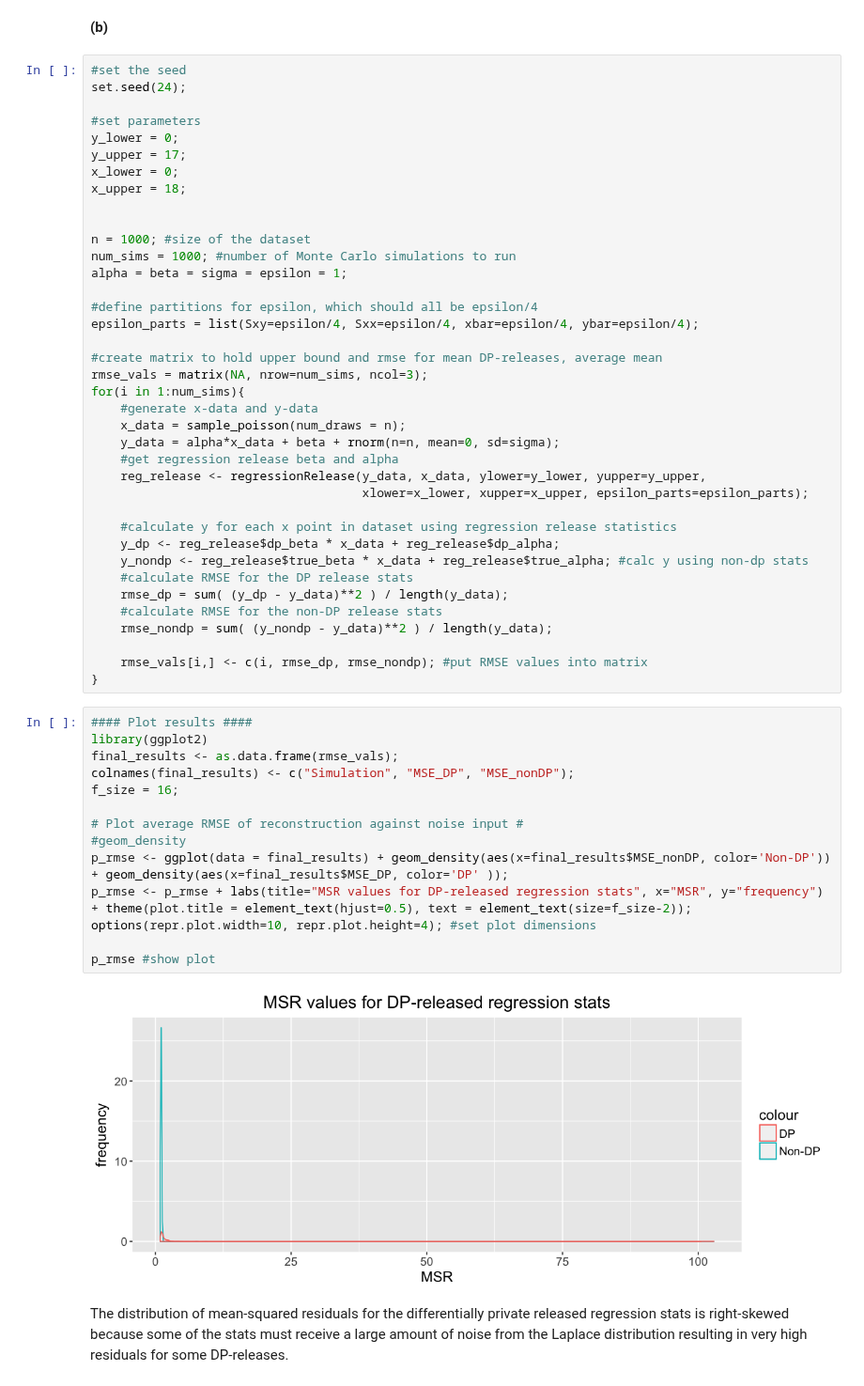
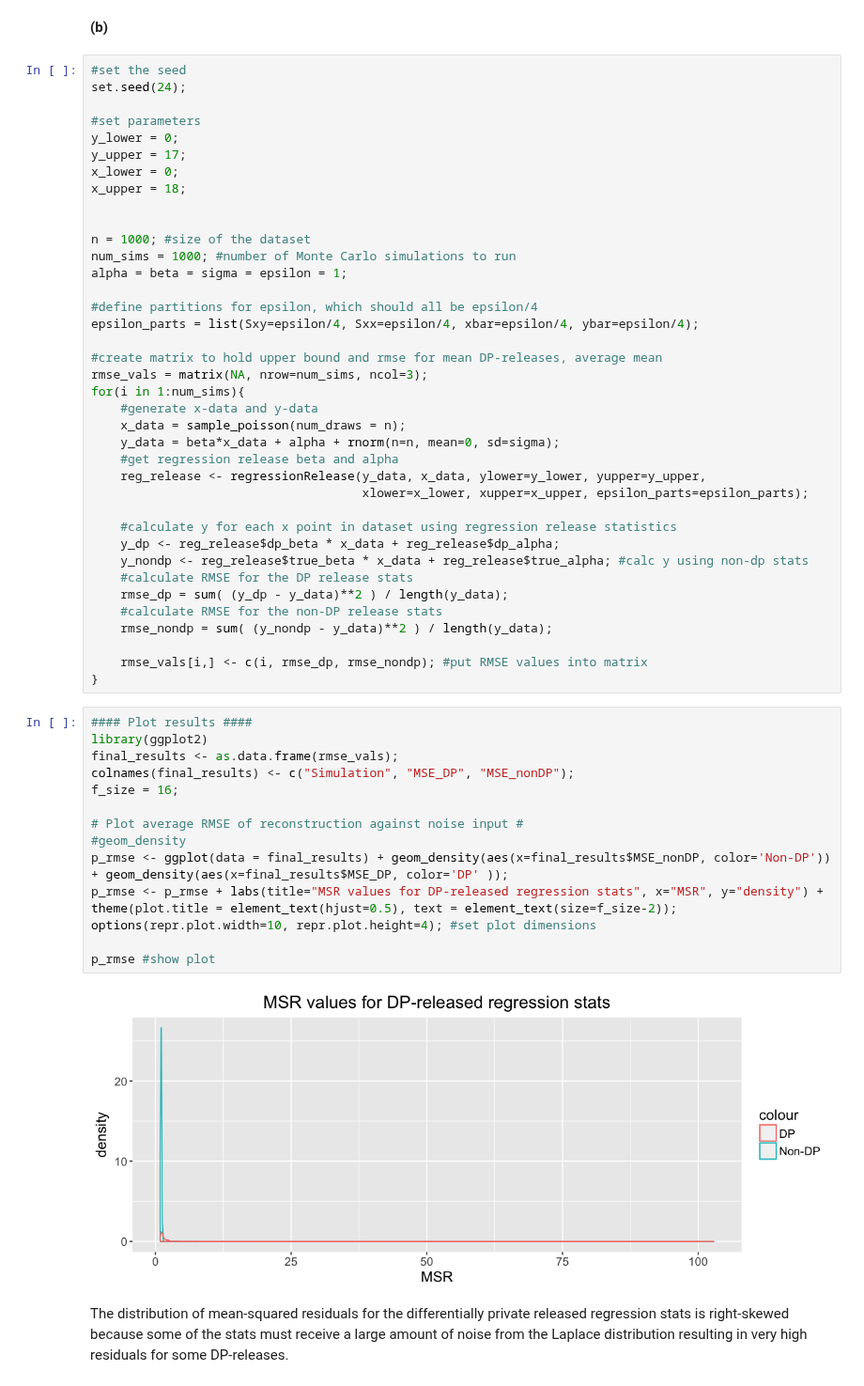
Before and after one commit to bhavenp/cs208, a Jupyter notebook: homework/HW2/HW2_Bhaven_Patel.ipynb, the cells around one changed output. Shown at 94% size. Cells and saved outputs as stored; diff of their text form.

```diff
--- a/homework/HW2/HW2_Bhaven_Patel.ipynb
+++ b/homework/HW2/HW2_Bhaven_Patel.ipynb
@@ -272,7 +364,7 @@ rmse_vals = matrix(NA, nrow=num_sims, ncol=3);
 for(i in 1:num_sims){
     #generate x-data and y-data
     x_data = sample_poisson(num_draws = n);
-    y_data = alpha*x_data + beta + rnorm(n=n, mean=0, sd=sigma);
+    y_data = beta*x_data + alpha + rnorm(n=n, mean=0, sd=sigma);
     #get regression release beta and alpha
     reg_release <- regressionRelease(y_data, x_data, ylower=y_lower, yupper=y_upper,
                                      xlower=x_lower, xupper=x_upper, epsilon_parts=epsilon_parts);
@@ -290,19 +382,19 @@ for(i in 1:num_sims){
 # %%
 #### Plot results ####
 library(ggplot2)
 final_results <- as.data.frame(rmse_vals);
 colnames(final_results) <- c("Simulation", "MSE_DP", "MSE_nonDP");
 f_size = 16;
 
 # Plot average RMSE of reconstruction against noise input #
 #geom_density
 p_rmse <- ggplot(data = final_results) + geom_density(aes(x=final_results$MSE_nonDP, color='Non-DP')) + geom_density(aes(x=final_results$MSE_DP, color='DP' ));
-p_rmse <- p_rmse + labs(title="MSR values for DP-released regression stats", x="MSR", y="frequency") + theme(plot.title = element_text(hjust=0.5), text = element_text(size=f_size-2));
+p_rmse <- p_rmse + labs(title="MSR values for DP-released regression stats", x="MSR", y="density") + theme(plot.title = element_text(hjust=0.5), text = element_text(size=f_size-2));
 options(repr.plot.width=10, repr.plot.height=4); #set plot dimensions
 
 p_rmse #show plot
 # %% [output]
-[figure, old version]
+[figure, new version]
 # %% [markdown]
 The distribution of mean-squared residuals for the differentially private released regression stats is right-skewed because some of the stats must receive a large amount of noise from the Laplace distribution resulting in very high residuals for some DP-releases.
 # %% [markdown]
```
Also changed, not shown: parts of 5 cells of this notebook, 2 other files.
